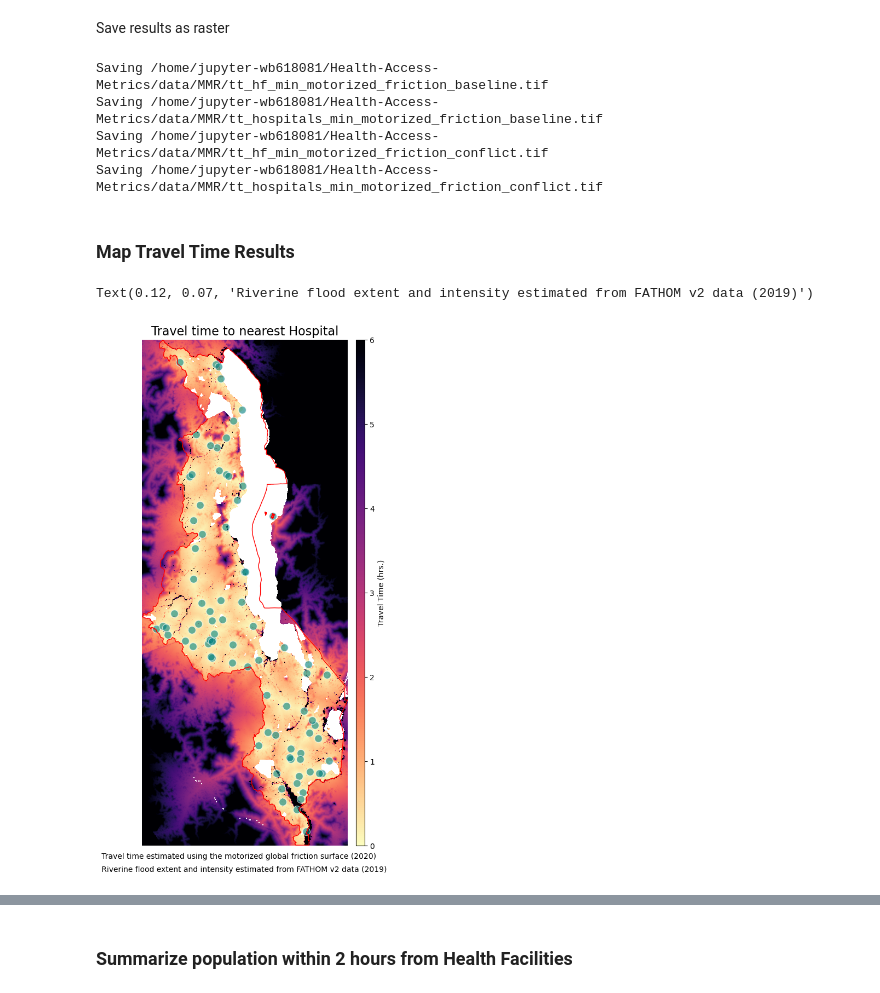
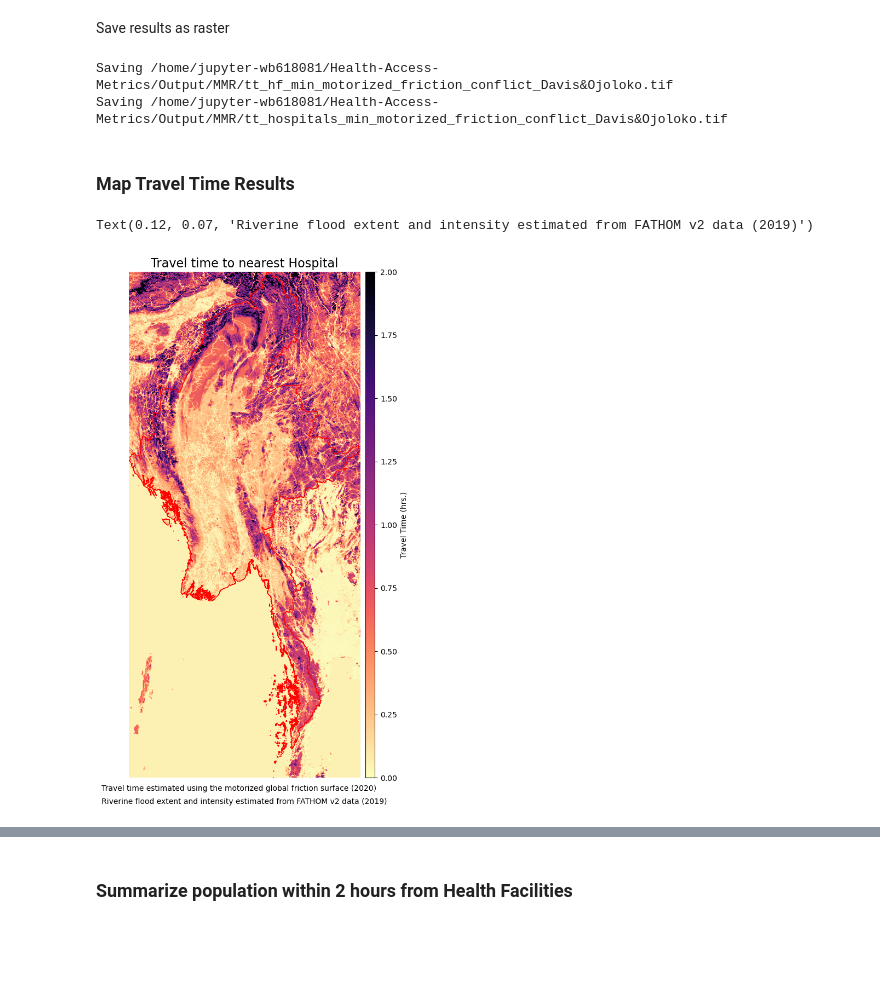
Before and after one commit to worldbank/Health-Access-Metrics, a Jupyter notebook: notebooks/HF_Access_raster_conflicts.ipynb, the cells around one changed output, grey strips where cells are left out. Cells and saved outputs as stored; diff of their text form; code cells hidden in the pictures; blank space fills up the shorter version.

```diff
--- a/notebooks/HF_Access_raster_conflicts.ipynb
+++ b/notebooks/HF_Access_raster_conflicts.ipynb
@@ -326,12 +347,12 @@ Process the travel cost surface from the Malaria Atlas Project, clip the raster
 # %%
 # Only the first time, clip the travel friction surface to the country of interest
-out_travel_surface = join(data_dir, iso, f"travel_surface_motorized_{iso}.tif")
+out_travel_surface = join(data_dir, iso, f"travel_surface_walking_{iso}.tif")
 
 if not os.path.isfile(out_travel_surface):
-    gfs_path = join(data_dir, '2020_motorized_friction_surface.geotiff')
+    gfs_path = join(data_dir, '2020_walking_only_friction_surface.geotiff')
     gfs_rio = rio.open(gfs_path)
     rMisc.clipRaster(gfs_rio, adm0, out_travel_surface, crop=False)
 
 # Import the clipped friction surface
-travel_surf = rio.open(out_travel_surface) #.read(1)
+travel_surf_walk = rio.open(out_travel_surface) #.read(1)
 # %%
@@ -725,0 +774,15 @@ gdf_acled_conflicts_5km['geometry'] = gdf_acled_conflicts_5km['geometry'].apply(
+# %%
+%%time
+
+initial_weight = 1.0
+conflicts_weight = np.full((travel_surf.height, travel_surf.width), initial_weight)
+i = 0
+for geom in [col for col in gdf_acled_conflicts_buffer.columns if col.startswith("geometry_")]:
+    # Generate a mask for geometries in the GeoDataFrame (True inside geometries, False outside)
+    geom_mask = geometry_mask([mapping(geometry) for geometry in gdf_acled_conflicts_buffer[geom]],
+                              invert=True, transform=travel_surf.transform,
+                              all_touched=True, out_shape=(travel_surf.height, travel_surf.width))
+
+    conflicts_weight[geom_mask] = pdf[i]
+
+    i = i+1
@@ -840,7 +916,7 @@ for col in res_gdf.columns:
 
     # Health facilities Travel Time surfaces
     if "tt_hf_baseline" in col:
-        file = join(scratch_dir, "data", iso, "tt_hf_min_motorized_friction_" + col.split('_')[2] + ".tif")
+        file = join(out_path, iso, "tt_hf_min_motorized_friction_" + col.split('_')[2] + ".tif")
         if not os.path.isfile(file):
             print("Saving " + file)
             rMisc.rasterizeDataFrame(
@@ -851,7 +927,7 @@ for col in res_gdf.columns:
                 )
 
     if 'tt_hf_conflict' in col:
-        file = join(scratch_dir, "data", iso, "tt_hf_min_motorized_friction_" + col.split('_')[2] + ".tif")
+        file = join(out_path, iso, "tt_hf_min_motorized_friction_" + col.split('_')[2] + "_Davis&Ojoloko.tif")
         if not os.path.isfile(file):
             print("Saving " + file)
             rMisc.rasterizeDataFrame(
@@ -865,7 +941,7 @@ for col in res_gdf.columns:
 
     # Hospitals Travel Time surfaces
     if "tt_hosp_baseline" in col:
-        file = join(scratch_dir, "data", iso, "tt_hospitals_min_motorized_friction_" + col.split('_')[2] + ".tif")
+        file = join(out_path, iso, "tt_hospitals_min_motorized_friction_" + col.split('_')[2] + ".tif")
         if not os.path.isfile(file):
             print("Saving " + file)
             rMisc.rasterizeDataFrame(
@@ -876,7 +952,7 @@ for col in res_gdf.columns:
                 )
 
     if 'tt_hosp_conflict' in col:
-        file = join(scratch_dir, "data", iso, "tt_hospitals_min_motorized_friction_" + col.split('_')[2] + ".tif")
+        file = join(out_path, iso, "tt_hospitals_min_motorized_friction_" + col.split('_')[2] + "_Davis&Ojoloko.tif")
         if not os.path.isfile(file):
             print("Saving " + file)
             rMisc.rasterizeDataFrame(
@@ -888,15 +964,13 @@ for col in res_gdf.columns:
         else:
             print(file.split('/')[6] + " already present")
 # %% [output]
-Saving /home/jupyter-wb618081/Health-Access-Metrics/data/MMR/tt_hf_min_motorized_friction_baseline.tif
-Saving /home/jupyter-wb618081/Health-Access-Metrics/data/MMR/tt_hospitals_min_motorized_friction_baseline.tif
-Saving /home/jupyter-wb618081/Health-Access-Metrics/data/MMR/tt_hf_min_motorized_friction_conflict.tif
-Saving /home/jupyter-wb618081/Health-Access-Metrics/data/MMR/tt_hospitals_min_motorized_friction_conflict.tif
+Saving /home/jupyter-wb618081/Health-Access-Metrics/Output/MMR/tt_hf_min_motorized_friction_conflict_Davis&Ojoloko.tif
+Saving /home/jupyter-wb618081/Health-Access-Metrics/Output/MMR/tt_hospitals_min_motorized_friction_conflict_Davis&Ojoloko.tif
 # %% [markdown]
 ### Map Travel Time Results
 # %%
 # Baseline and Conflict scenarios
-conflict_path = join(scratch_dir, 'data', iso)
+conflict_path = join(out_path, iso)
 files=os.listdir(conflict_path)
 
 tt_rio_hf = {}
@@ -905,40 +979,40 @@ for file in files:
     if 'tt_hf' in file and 'baseline' in file:
         value = rio.open(join(conflict_path,file)) #.read(1)
         tt_rio_hf["baseline"] = value
-    if 'tt_hf' in file and 'conflict' in file:
+    if 'tt_hf' in file and 'conflict_Davis&Ojoloko' in file:
         value = rio.open(join(conflict_path,file)) #.read(1)
         tt_rio_hf["conflict"] = value
 
     if 'tt_hospitals' in file and 'baseline' in file:
         value = rio.open(join(conflict_path,file)) #.read(1)
         tt_rio_hosp["baseline"] = value
-    if 'tt_hospitals' in file and 'conflict' in file:
+    if 'tt_hospitals' in file and 'conflict_Davis&Ojoloko' in file:
         value = rio.open(join(conflict_path,file)) #.read(1)
         tt_rio_hosp["conflict"] = value
 # %%
 # Single Scenario Plot
 
 figsize = (7, 12)
 fig, ax = plt.subplots(1, 1,  figsize = figsize)
 ax.set_title("Travel time to nearest Hospital", fontsize=16, horizontalalignment='center')
 plt.axis('off')
-ext = plotting_extent(tt_rio_hosp["1in100"])
-im = ax.imshow(tt_rio_hosp["1in100"].read(1), vmin=0, vmax=6, cmap='magma_r', extent=ext)
-geodf_hf_hosp.plot(ax=ax, facecolor='teal', edgecolor='white', markersize=100, alpha=0.6)
+ext = plotting_extent(tt_rio_hosp["conflict"])
 adm0.plot(ax=ax, facecolor="none", edgecolor='red')
+im = ax.imshow(travel_surf_conflict - travel_surf.read(1), vmin=0, vmax=2, cmap='magma_r', extent=ext)
+# geodf_hf_hosp.plot(ax=ax, facecolor='teal', edgecolor='white', markersize=100, alpha=0.6)
 divider = make_axes_locatable(ax)
 cax = divider.append_axes('right', size="4%", pad=0.1)
 cb = fig.colorbar(im, cax=cax, orientation='vertical')
 cb.set_label("Travel Time (hrs.)")
 # ctx.add_basemap(ax, source=ctx.providers.CartoDB.Positron, crs='EPSG:4326', zorder=-1)
 txt= "Travel time estimated using the motorized global friction surface (2020)"
 txt2 = "Riverine flood extent and intensity estimated from FATHOM v2 data (2019)"
 plt.figtext(0.12, 0.09, txt, wrap=True, horizontalalignment='left', fontsize=10)
 plt.figtext(0.12, 0.07, txt2, wrap=True, horizontalalignment='left', fontsize=10)
 # plt.savefig("travel-time-friction_flood100.png", dpi=300, bbox_inches='tight', facecolor='white')
 # %% [output]
 Text(0.12, 0.07, 'Riverine flood extent and intensity estimated from FATHOM v2 data (2019)')
-[figure, old version]
+[figure, new version]
 # %%
 # Multiple Scenario plot
 
```
Also changed, not shown: parts of 61 cells of this notebook, 43 other files.
